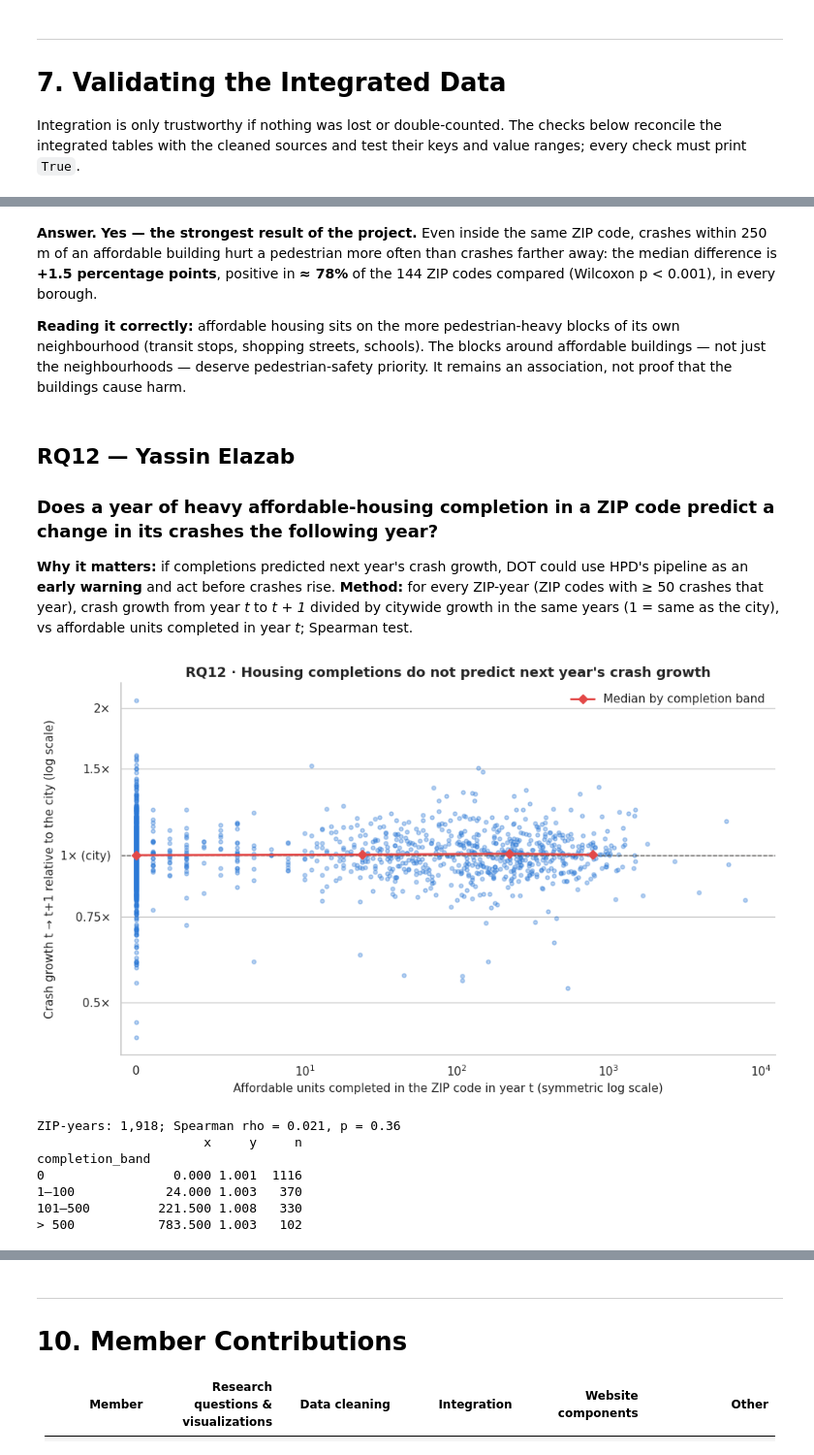
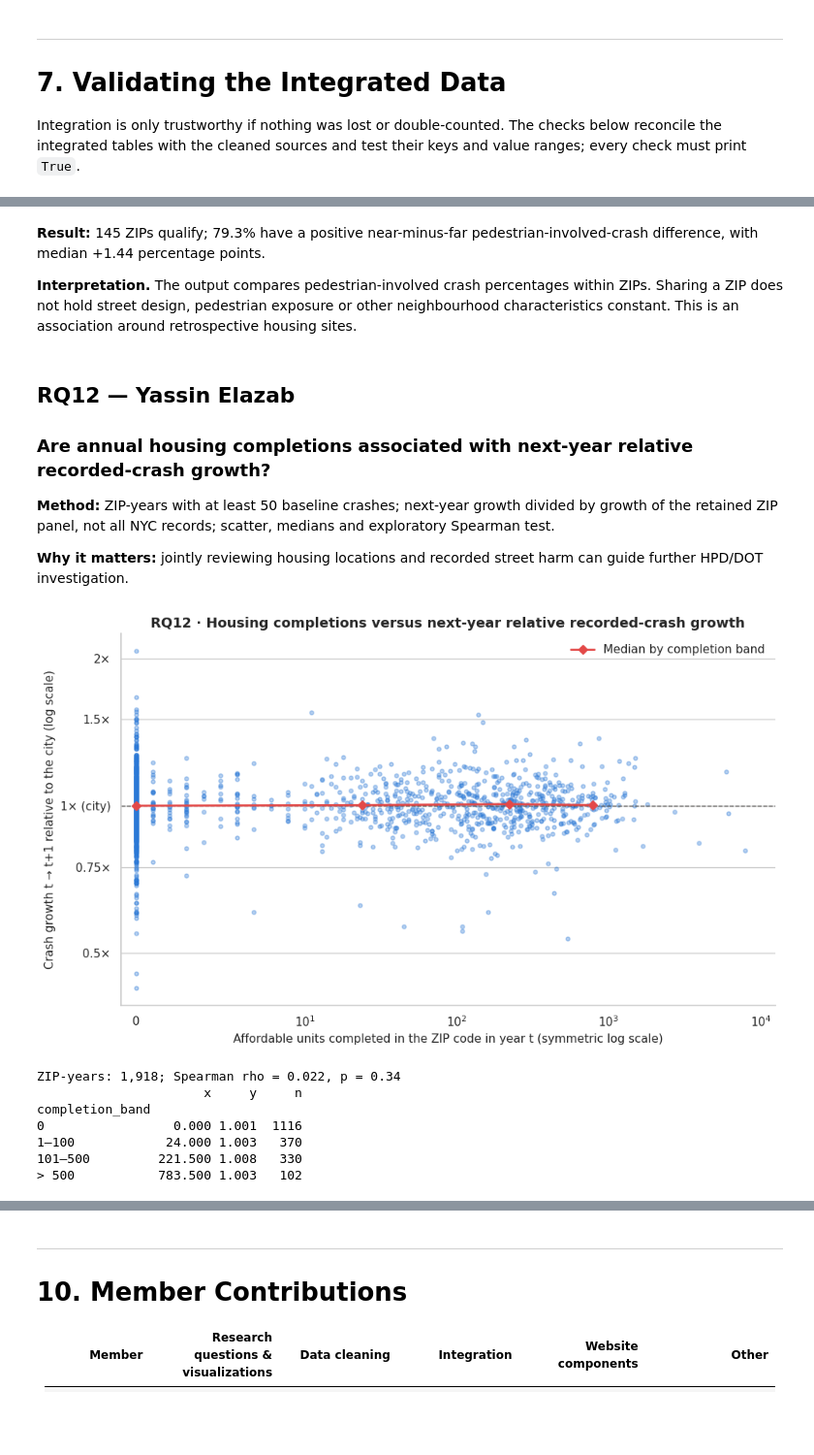
Before and after one commit to Ahmed-Saadallah1/nyc-housing-transport, a Jupyter notebook: notebooks/Milestone1_Housing_Collisions.ipynb, the cells around one changed output, grey strips where cells are left out. Shown at 97% size. Drawn from its saved outputs; the diff is of its cells as text; code cells hidden in the pictures; blank space fills up the shorter version.

```diff
--- a/notebooks/Milestone1_Housing_Collisions.ipynb
+++ b/notebooks/Milestone1_Housing_Collisions.ipynb
@@ -2023,7 +1825,9 @@ crash_zip_borough = (crashes_full.dropna(subset=["zip_code", "borough"])
                      .rename("borough_from_crashes"))
 
 # ---------- 5.1 Housing -> ZIP x year (completed, and started) ----------
-housing_zip = housing.dropna(subset=["postcode"])
+housing_for_analysis = housing[housing["affordable_units_known"]].copy()
+print(f"Housing records excluded from unit/site analyses because totals are unknown: {len(housing) - len(housing_for_analysis):,}")
+housing_zip = housing_for_analysis.dropna(subset=["postcode"])
 completed = (housing_zip[housing_zip["completion_year"].isin(FULL_YEARS)]
              .assign(nc_units=lambda d: d["all_counted_units"].where(d["reporting_construction_type"] == "New Construction", 0),
                      family_units=lambda d: d[["_3_br_units", "_4_br_units", "_5_br_units", "_6_br_units"]].sum(axis=1))
@@ -2099,7 +1898,7 @@ BUFFER_M = 250
 WINDOW_DAYS = 730  # 24 months
 
 # One row per mappable building: units summed over projects, first completion, attributes of its first project
-mappable = housing[housing["is_mappable"]].sort_values(["building_id", "project_start_date"])
+mappable = housing_for_analysis[housing_for_analysis["is_mappable"]].sort_values(["building_id", "project_start_date"])
 buildings = (mappable
              .assign(family_size_units=lambda d: d[["_3_br_units", "_4_br_units", "_5_br_units", "_6_br_units"]].sum(axis=1))
              .groupby("building_id")
@@ -2168,6 +1967,9 @@ for i, idx in enumerate(neighbours):
     rows.append(record)
 
 buildings_joined = pd.concat([buildings, pd.DataFrame(rows)], axis=1)
+for column in ["affordable_units", "deeply_affordable_units", "extremely_low_income_units",
+               "very_low_income_units", "family_size_units", "total_units"]:
+    buildings_joined[column] = buildings_joined[column].astype("int64")
 print(f"Buildings with a complete before/after window: {buildings_joined['crashes_before'].notna().sum():,}")
 
 # ---------- 5.3 Crash level: distance to the nearest affordable building ----------
@@ -2235,13 +2019,13 @@ for cols, label in [(crash_cols, "crash"), (housing_cols, "housing")]:
 
 # (2) Non-residential ZIP codes
 crashes_per_zip = zip_year.groupby("zip_code")["crashes"].sum()
-non_residential = crashes_per_zip.index[(crashes_per_zip < 120) | (crashes_per_zip.index == "10000")]
-lost = completed[completed["zip_code"].isin(non_residential)]
-print(f"Non-residential ZIP codes removed: {len(non_residential)} "
+excluded_zips = crashes_per_zip.index[(crashes_per_zip < 120) | (crashes_per_zip.index == "10000")]
+lost = completed[completed["zip_code"].isin(excluded_zips)]
+print(f"ZIP codes excluded by the crash-count/invalid-code rule: {len(excluded_zips)} "
       f"(housing lost: {lost['buildings_completed'].sum()} buildings, {lost['affordable_units_completed'].sum():,} units)")
-zip_year = zip_year[~zip_year["zip_code"].isin(non_residential)]
-log_step("zip_year", "P2", "removed non-residential ZIP codes (< 120 crashes in 12 years; 10000 = Central Park)",
-         len(non_residential) * len(FULL_YEARS), zip_year)
+zip_year = zip_year[~zip_year["zip_code"].isin(excluded_zips)]
+log_step("zip_year", "P2", "excluded low-count ZIP codes (<120 crashes in 12 years) and invalid code 10000",
+         len(excluded_zips) * len(FULL_YEARS), zip_year)
 
 # (3) Redundant / conflicting borough columns -> one 'borough'
 one_per_zip = zip_year.drop_duplicates("zip_code")
@@ -2466,4 +2256,12 @@ zip_totals["ped_casualties_per_100_crashes"] = 100 * zip_totals["pedestrian_casu
 print(f"Crashes with a location in {FULL_YEARS[0]}-{FULL_YEARS[-1]}: {len(crashes_located):,} "
       f"({crashes_located['near_affordable'].mean():.1%} within {BUFFER_M} m of an affordable building)")
 print(f"ZIP codes: {len(zip_totals)}; buildings: {len(buildings_clean):,}")
+# Sensitivity: exclude imputed ZIP codes and recompute the ZIP-level association.
+observed_zip = (crashes_full[~crashes_full["zip_code_imputed"]].dropna(subset=["zip_code"])
+                .groupby("zip_code").agg(crashes=("collision_id", "size"), casualties=("pedestrian_casualties", "sum")))
+zip_sensitivity = zip_totals.set_index("zip_code").join(observed_zip, rsuffix="_observed").dropna(subset=["crashes_observed"])
+zip_sensitivity = zip_sensitivity[zip_sensitivity["crashes_observed"] >= 120]
+print("Observed-ZIP-only sensitivity (selection and coverage differ):",
+      stats.spearmanr(zip_sensitivity["affordable_units_completed"],
+                      zip_sensitivity["casualties"] / zip_sensitivity["crashes_observed"]))
 # %% [output]
@@ -3041,55 +2778,64 @@ ZIP codes compared: 144; median difference +1.51 pp; positive in 78% of ZIP code
 # %% [markdown]
-**Answer.** **Yes — the strongest result of the project.** Even inside the same ZIP code, crashes within 250 m of an
-affordable building hurt a pedestrian more often than crashes farther away: the median difference is **+1.5
-percentage points**, positive in **≈ 78%** of the 144 ZIP codes compared (Wilcoxon p < 0.001), in every borough.
+**Result:** 145 ZIPs qualify; 79.3% have a positive near-minus-far pedestrian-involved-crash difference, with median +1.44 percentage points.
 
-**Reading it correctly:** affordable housing sits on the more pedestrian-heavy blocks of its own neighbourhood
-(transit stops, shopping streets, schools). The blocks around affordable buildings — not just the neighbourhoods —
-deserve pedestrian-safety priority. It remains an association, not proof that the buildings cause harm.
+**Interpretation.** The output compares pedestrian-involved crash percentages within ZIPs. Sharing a ZIP does not hold street design, pedestrian exposure or other neighbourhood characteristics constant. This is an association around retrospective housing sites.
 # %% [markdown]
 ## RQ12 — Yassin Elazab
-### Does a year of heavy affordable-housing completion in a ZIP code predict a change in its crashes the following year?
+### Are annual housing completions associated with next-year relative recorded-crash growth?
 
-**Why it matters:** if completions predicted next year's crash growth, DOT could use HPD's pipeline as an **early
-warning** and act before crashes rise.
-**Method:** for every ZIP-year (ZIP codes with ≥ 50 crashes that year), crash growth from year *t* to *t + 1* divided
-by citywide growth in the same years (1 = same as the city), vs affordable units completed in year *t*; Spearman test.
+**Method:** ZIP-years with at least 50 baseline crashes; next-year growth divided by growth of the retained ZIP panel, not all NYC records; scatter, medians and exploratory Spearman test.
+
+**Why it matters:** jointly reviewing housing locations and recorded street harm can guide further HPD/DOT investigation.
 # %%
 panel = zip_year.sort_values(["zip_code", "year"]).copy()
 panel["crashes_next_year"] = panel.groupby("zip_code")["crashes"].shift(-1)
 city_growth = panel.groupby("year")["crashes"].sum()
 city_growth = city_growth.shift(-1) / city_growth
 panel["relative_growth"] = (panel["crashes_next_year"] / panel["crashes"]) / panel["year"].map(city_growth)
 panel = panel.dropna(subset=["relative_growth"])
 panel = panel[panel["crashes"] >= 50]
 
 fig, ax = plt.subplots(figsize=(10, 6))
 ax.scatter(panel["affordable_units_completed"], panel["relative_growth"], s=14, alpha=0.35, color=PALETTE[0])
 ax.axhline(1, color="#52514e", linestyle="--", linewidth=1)
 bins = [-1, 0, 100, 500, panel["affordable_units_completed"].max()]
 labels = ["0", "1–100", "101–500", "> 500"]
 panel["completion_band"] = pd.cut(panel["affordable_units_completed"], bins, labels=labels)
 medians = panel.groupby("completion_band", observed=True).agg(x=("affordable_units_completed", "median"),
                                                                y=("relative_growth", "median"), n=("relative_growth", "size"))
 ax.plot(medians["x"], medians["y"], color=PALETTE[7], marker="D", linewidth=2, label="Median by completion band")
 ax.set_xscale("symlog", linthresh=10)
 ax.set_yscale("log")
 ax.set_yticks([0.5, 0.75, 1, 1.5, 2], ["0.5×", "0.75×", "1× (city)", "1.5×", "2×"])
 ax.yaxis.set_minor_formatter(plt.NullFormatter())
 ax.set_xlim(left=-0.9)  # small margin so points at 0 are fully visible
 ax.set_xlabel("Affordable units completed in the ZIP code in year t (symmetric log scale)")
 ax.set_ylabel("Crash growth t → t+1 relative to the city (log scale)")
-ax.set_title("RQ12 · Housing completions do not predict next year's crash growth")
+ax.set_title("RQ12 · Housing completions versus next-year relative recorded-crash growth")
 ax.legend(frameon=False)
 plt.tight_layout()
 plt.show()
 
 rho, p_value = stats.spearmanr(panel["affordable_units_completed"], panel["relative_growth"])
 print(f"ZIP-years: {len(panel):,}; Spearman rho = {rho:.3f}, p = {p_value:.2f}")
 print(medians.round(3).to_string())
+analysis_summary = {
+    "raw_housing_rows": len(housing), "unknown_housing_totals": int((~housing["affordable_units_known"]).sum()),
+    "raw_crash_rows": int(snapshot_info.loc[snapshot_info["dataset_id"] == COLLISIONS_ID, "rows"].iloc[0]),
+    "clean_crash_rows": len(collisions), "full_year_crashes": len(crashes_full),
+    "located_full_year_crashes": len(crashes_located), "mapped_sites": len(buildings_clean),
+    "panel_crashes": int(zip_year["crashes"].sum()), "panel_units": int(zip_year["affordable_units_completed"].sum()),
+    "rq1_rho": float(stats.spearmanr(zip_totals["affordable_units_completed"], zip_totals["ped_casualties_per_100_crashes"]).statistic),
+    "hotspot_count": len(hotspots), "rq11_zips": len(within_diff),
+    "rq11_positive_share": float(within_diff["difference_pp"].gt(0).mean()),
+    "rq11_median_pp": float(within_diff["difference_pp"].median()),
+    "rq12_rho": float(rho), "rq12_p": float(p_value),
+}
+with open(os.path.join(PROCESSED_DIR, "analysis_summary.json"), "w", encoding="utf-8") as stream:
+    json.dump(analysis_summary, stream, indent=2)
 # %% [output]
-[figure, old version]
+[figure, new version]
-ZIP-years: 1,918; Spearman rho = 0.021, p = 0.36
+ZIP-years: 1,918; Spearman rho = 0.022, p = 0.34
                       x     y     n
 completion_band
 0                 0.000 1.001  1116
```
Also changed, not shown: parts of 92 cells of this notebook, 23 other files.
